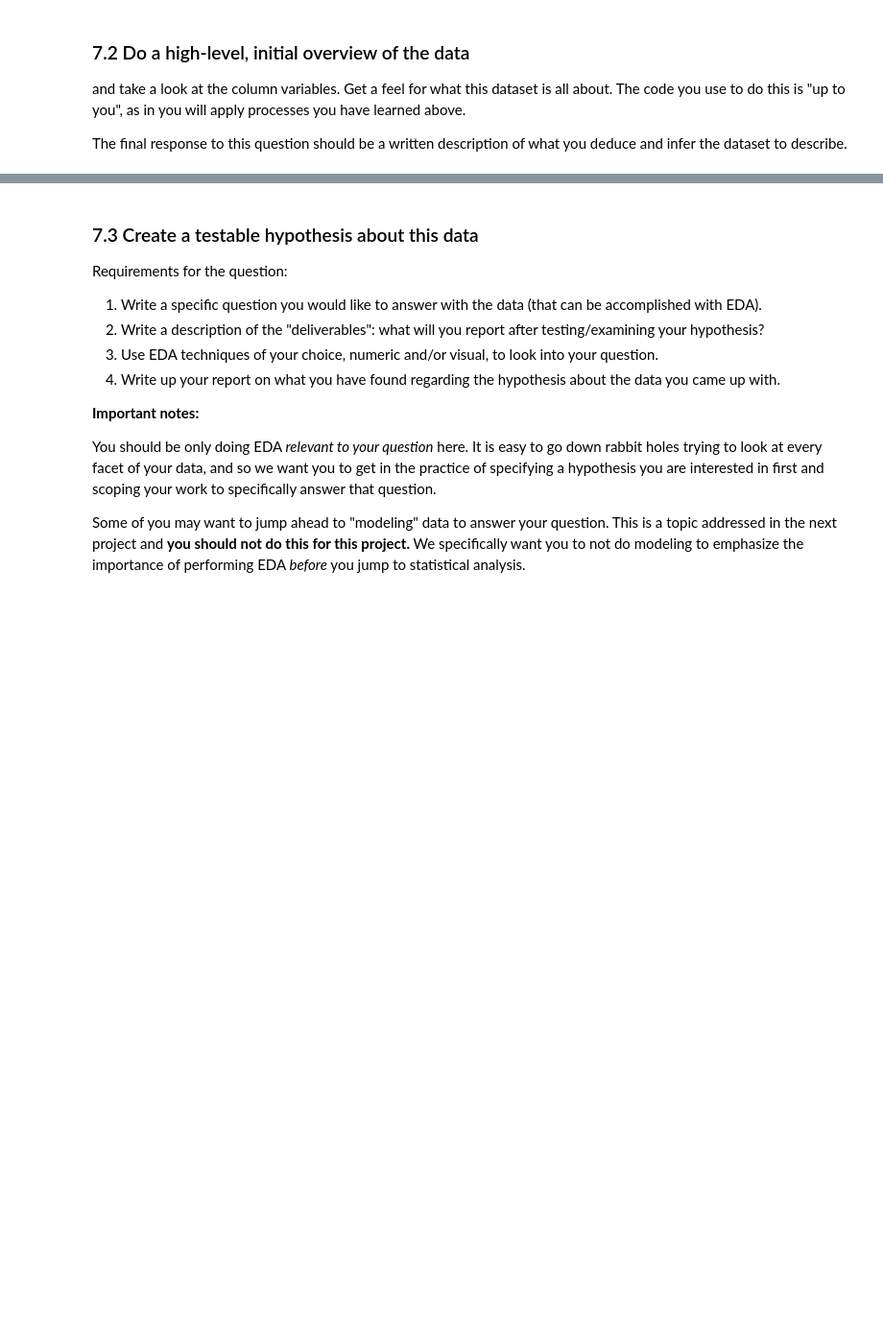
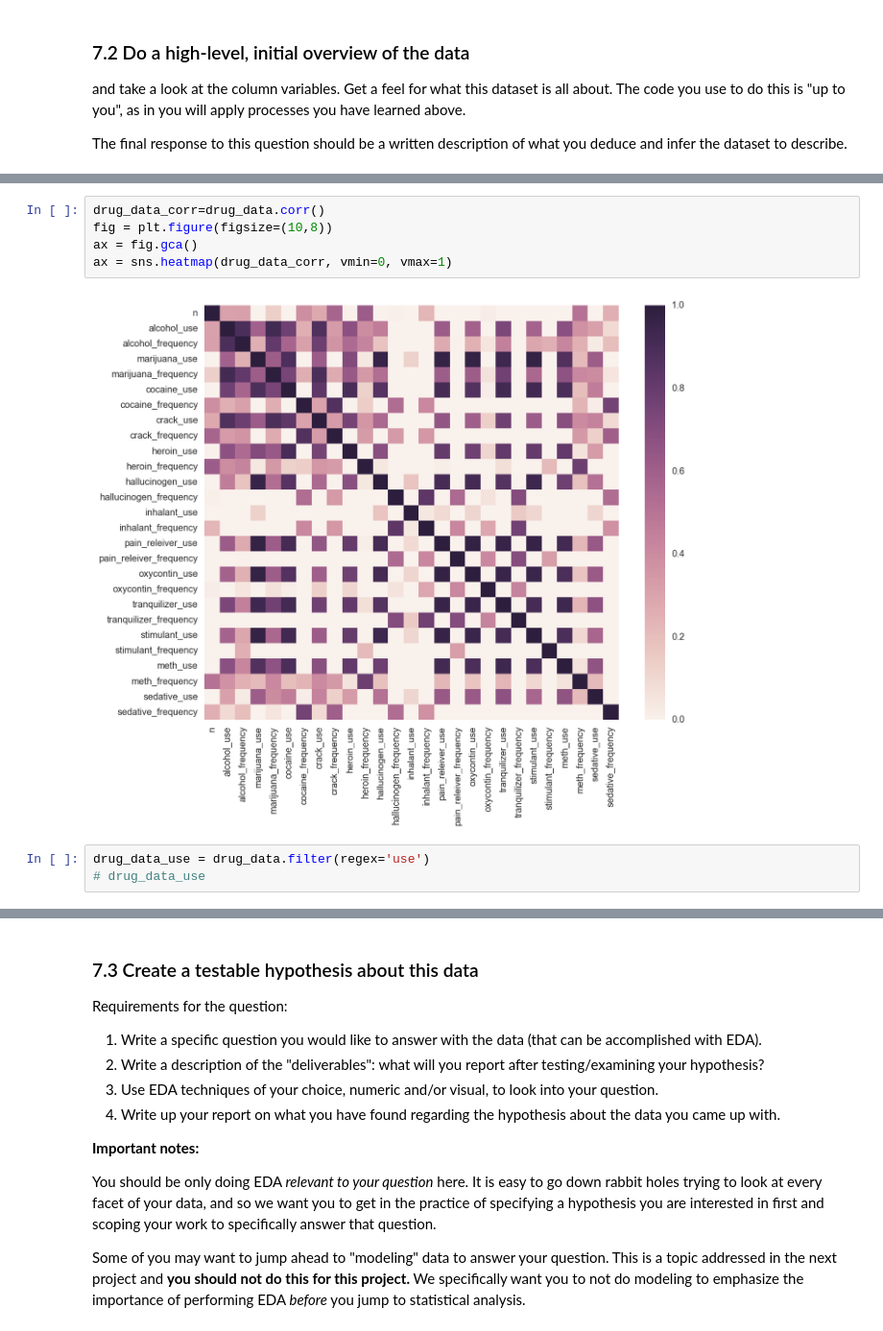
Before and after one commit to vnessified/DSI-SF-2-vnessified, a Jupyter notebook: projects/project-02/starter-code/project-02-starter.ipynb, the cells around one changed output, grey strips where cells are left out. Shown at 96% size. Cells and saved outputs as stored; diff of their text form; blank space fills up the shorter version.

```diff
--- a/projects/project-02/starter-code/project-02-starter.ipynb
+++ b/projects/project-02/starter-code/project-02-starter.ipynb
@@ -566,0 +616,10 @@ ax = sns.barplot(x="day", y="total_bill", hue="sex", data=tips)
+# %%
+drug_data_corr=drug_data.corr()
+fig = plt.figure(figsize=(10,8))
+ax = fig.gca()
+ax = sns.heatmap(drug_data_corr, vmin=0, vmax=1)
+# %% [output]
+[figure, added]
+# %%
+drug_data_use = drug_data.filter(regex='use')
+# drug_data_use
```
Also changed, not shown: parts of 29 cells of this notebook.
